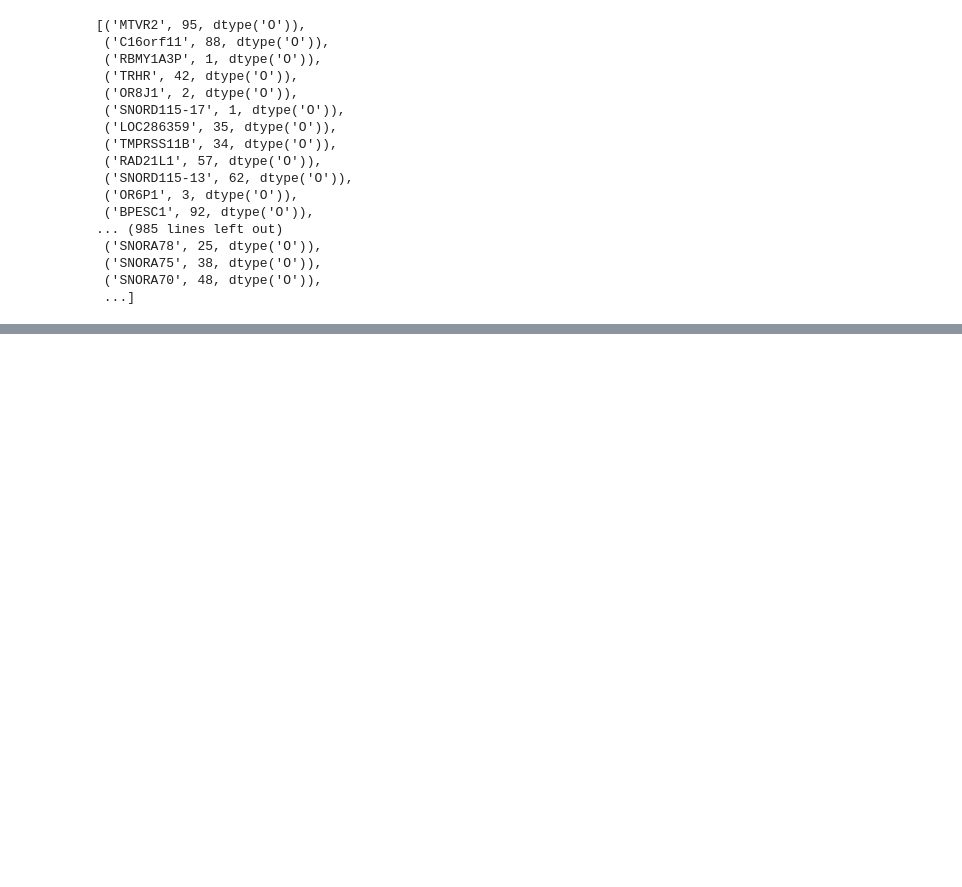
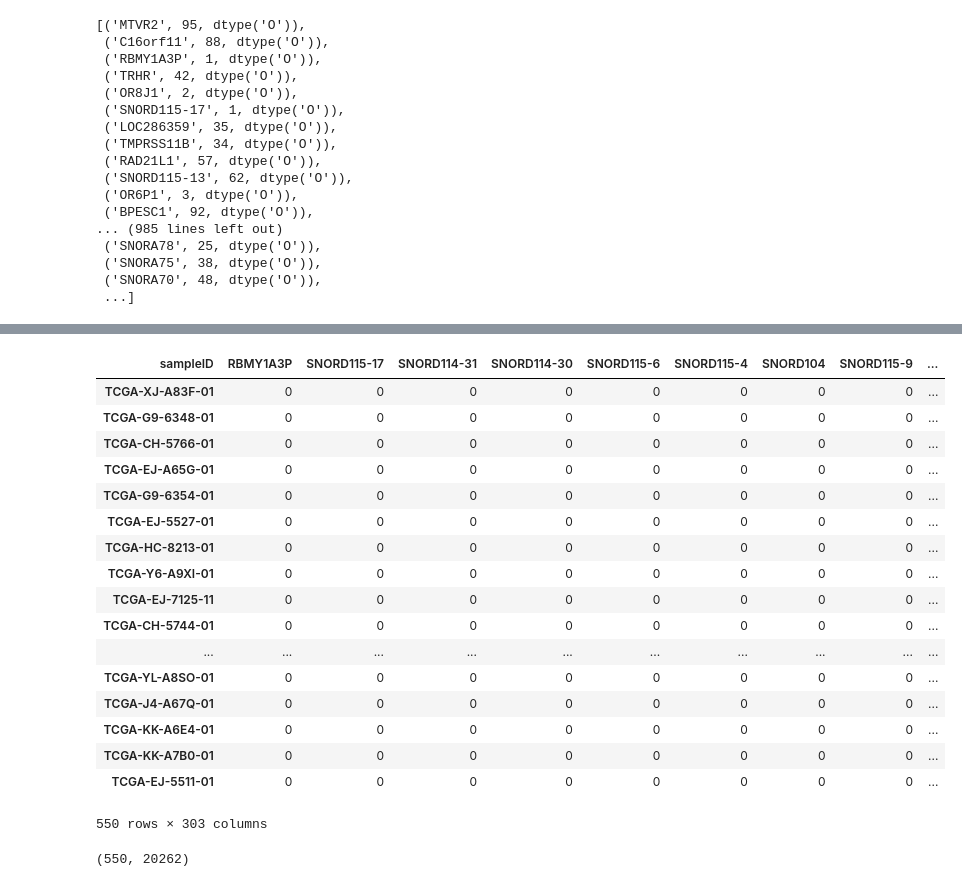
Before and after one commit to ma0c/data_mining_project, a Jupyter notebook: Genes.ipynb, the cells around one changed output, grey strips where cells are left out. Cells and saved outputs as stored; diff of their text form; code cells hidden in the pictures; blank space fills up the shorter version.

```diff
--- a/Genes.ipynb
+++ b/Genes.ipynb
@@ -340,0 +541,4 @@ genes_transposed_with_types_3.to_csv("genes_cleaned_with_types.csv")
+# %%
+only_integers = genes_transposed_with_types_3.select_dtypes(include=["int64"])
+
+only_integers.shape
@@ -340,0 +640,21 @@ genes_transposed_with_types_3.to_csv("genes_cleaned_with_types.csv")
+# %%
+only_integers
+# %% [output]
+| sampleID | RBMY1A3P | SNORD115-17 | SNORD114-31 | SNORD114-30 | SNORD115-6 | SNORD115-4 | SNORD104 | SNORD115-9 | ... |
+| TCGA-XJ-A83F-01 | 0 | 0 | 0 | 0 | 0 | 0 | 0 | 0 | ... |
+| TCGA-G9-6348-01 | 0 | 0 | 0 | 0 | 0 | 0 | 0 | 0 | ... |
+| TCGA-CH-5766-01 | 0 | 0 | 0 | 0 | 0 | 0 | 0 | 0 | ... |
+| TCGA-EJ-A65G-01 | 0 | 0 | 0 | 0 | 0 | 0 | 0 | 0 | ... |
+| TCGA-G9-6354-01 | 0 | 0 | 0 | 0 | 0 | 0 | 0 | 0 | ... |
+| TCGA-EJ-5527-01 | 0 | 0 | 0 | 0 | 0 | 0 | 0 | 0 | ... |
+| TCGA-HC-8213-01 | 0 | 0 | 0 | 0 | 0 | 0 | 0 | 0 | ... |
+| TCGA-Y6-A9XI-01 | 0 | 0 | 0 | 0 | 0 | 0 | 0 | 0 | ... |
+| TCGA-EJ-7125-11 | 0 | 0 | 0 | 0 | 0 | 0 | 0 | 0 | ... |
+| TCGA-CH-5744-01 | 0 | 0 | 0 | 0 | 0 | 0 | 0 | 0 | ... |
+| ... | ... | ... | ... | ... | ... | ... | ... | ... | ... |
+| TCGA-YL-A8SO-01 | 0 | 0 | 0 | 0 | 0 | 0 | 0 | 0 | ... |
+| TCGA-J4-A67Q-01 | 0 | 0 | 0 | 0 | 0 | 0 | 0 | 0 | ... |
+| TCGA-KK-A6E4-01 | 0 | 0 | 0 | 0 | 0 | 0 | 0 | 0 | ... |
+| TCGA-KK-A7B0-01 | 0 | 0 | 0 | 0 | 0 | 0 | 0 | 0 | ... |
+| TCGA-EJ-5511-01 | 0 | 0 | 0 | 0 | 0 | 0 | 0 | 0 | ... |
+550 rows × 303 columns
@@ -340,0 +663,4 @@ genes_transposed_with_types_3.to_csv("genes_cleaned_with_types.csv")
+# %%
+integer_float_info.shape
+# %% [output]
+(550, 20262)
```
Also changed, not shown: parts of 45 cells of this notebook, 1 other file.
